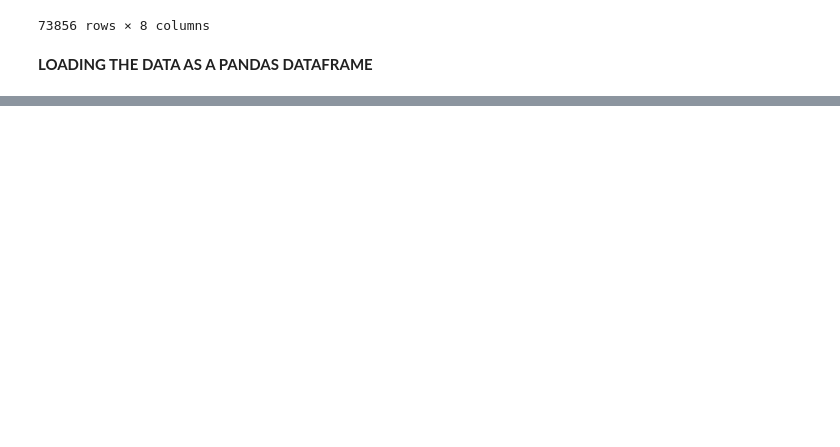
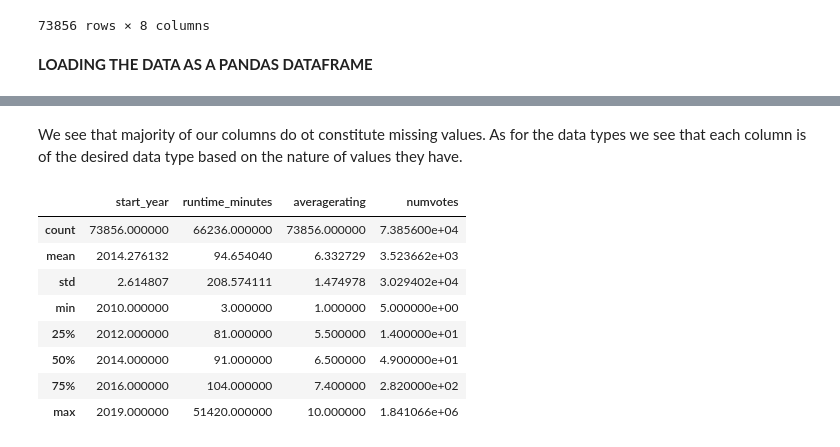
Before and after one commit to Anniemarie001/DSC-PHASE1-PROJECT, a Jupyter notebook: index.ipynb, the cells around one changed output, grey strips where cells are left out. Cells and saved outputs as stored; diff of their text form; code cells hidden in the pictures; blank space fills up the shorter version.

```diff
--- a/index.ipynb
+++ b/index.ipynb
@@ -203,0 +295,15 @@ conn.close()
+# %% [markdown]
+We see that majority of our columns do  ot constitute missing values. As for the data types we see that each column is of the desired data type based on the nature of values they have.
+# %%
+#checking the summary statistics of the numerical values
+df.describe()
+# %% [output]
+|  | start_year | runtime_minutes | averagerating | numvotes |
+| count | 73856.000000 | 66236.000000 | 73856.000000 | 7.385600e+04 |
+| mean | 2014.276132 | 94.654040 | 6.332729 | 3.523662e+03 |
+| std | 2.614807 | 208.574111 | 1.474978 | 3.029402e+04 |
+| min | 2010.000000 | 3.000000 | 1.000000 | 5.000000e+00 |
+| 25% | 2012.000000 | 81.000000 | 5.500000 | 1.400000e+01 |
+| 50% | 2014.000000 | 91.000000 | 6.500000 | 4.900000e+01 |
+| 75% | 2016.000000 | 104.000000 | 7.400000 | 2.820000e+02 |
+| max | 2019.000000 | 51420.000000 | 10.000000 | 1.841066e+06 |
```
Also changed, not shown: parts of 17 cells of this notebook.
